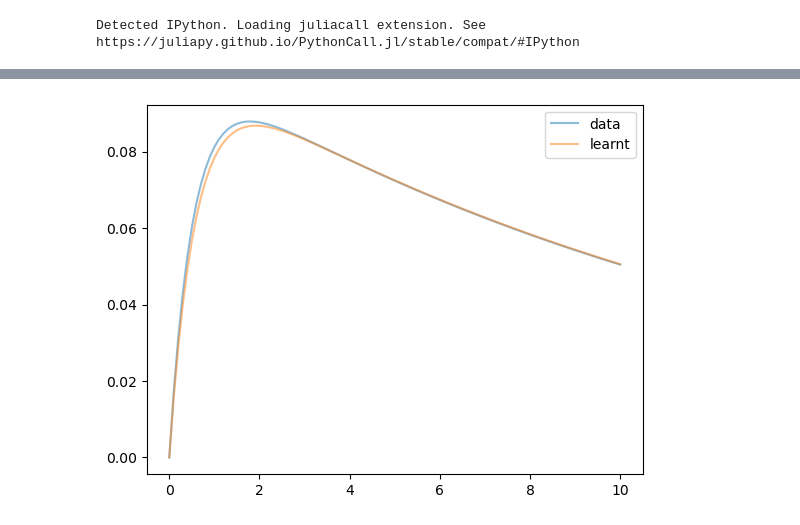
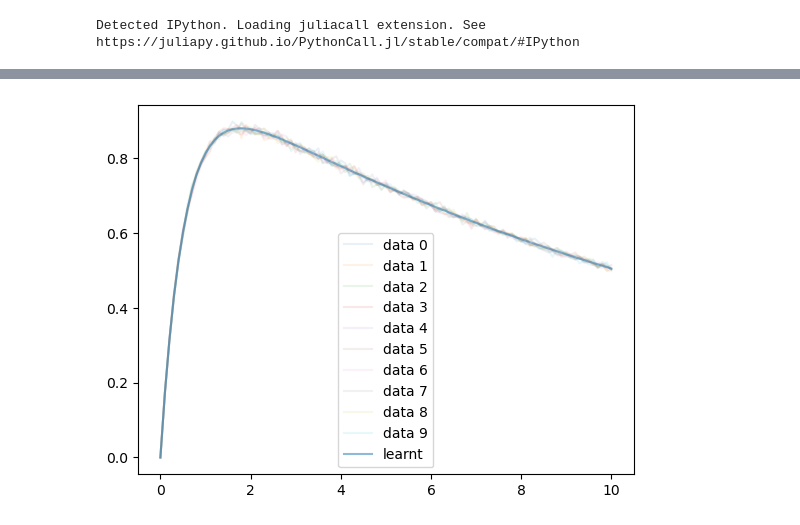
Before and after one commit to Cgyc20/SynthData, a Jupyter notebook: PR1/SR_pyn.ipynb, the cells around one changed output, grey strips where cells are left out. Drawn from its saved outputs; the diff is of its cells as text; code cells hidden in the pictures.

```diff
--- a/PR1/SR_pyn.ipynb
+++ b/PR1/SR_pyn.ipynb
@@ -183,25 +96,18 @@ PySRRegressor.equations_ = [
 # %%
 # Define the ODE system
-def fitted_RHS(t, A):
-    x0, x1 = A
-    dx0 = x0 * -1.7328166
-    dx1 = (x0 * 1.7263957) + (x1 * -0.07207295)
-    return [dx0, dx1]
+def A2_fitted(t):
+    A2 = (np.exp(t / -13.834) - np.exp(t * -1.9042)) / 0.96141
+    return A2
 
 # Define time points
 T = np.linspace(0, 10, 101)
 
-# Initial conditions
-A0 = [0.1, 0]
+A2SR = A2_fitted(T)
+for i in range(0,10):
+    plt.plot(T, A2[i*101:i*101+101], alpha=0.1, label = f"data {i}")
+plt.plot(T, A2SR, alpha=0.5, label = "learnt")
 
-# Solve ODE
-solution = solve_ivp(fitted_RHS, [0, 10], A0, method='RK45', t_eval=T)
-
-A1_fitted, A2_fitted = solution.y
-
-plt.plot(T, A2[0:101], alpha=0.5, label = "data")
-plt.plot(T, A2_fitted, alpha=0.5, label = "learnt")
 plt.legend()
 plt.show()
 # %% [output]
-[figure, old version]
+[figure, new version]
```
Also changed, not shown: parts of 4 cells of this notebook.
